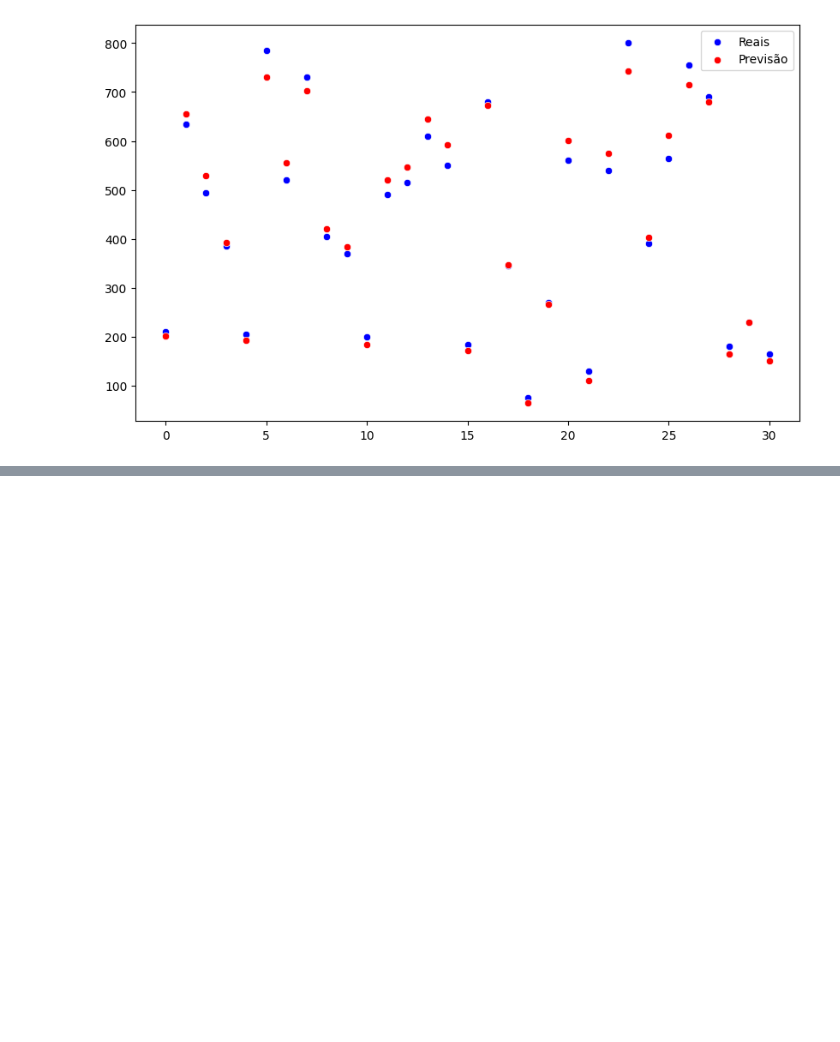
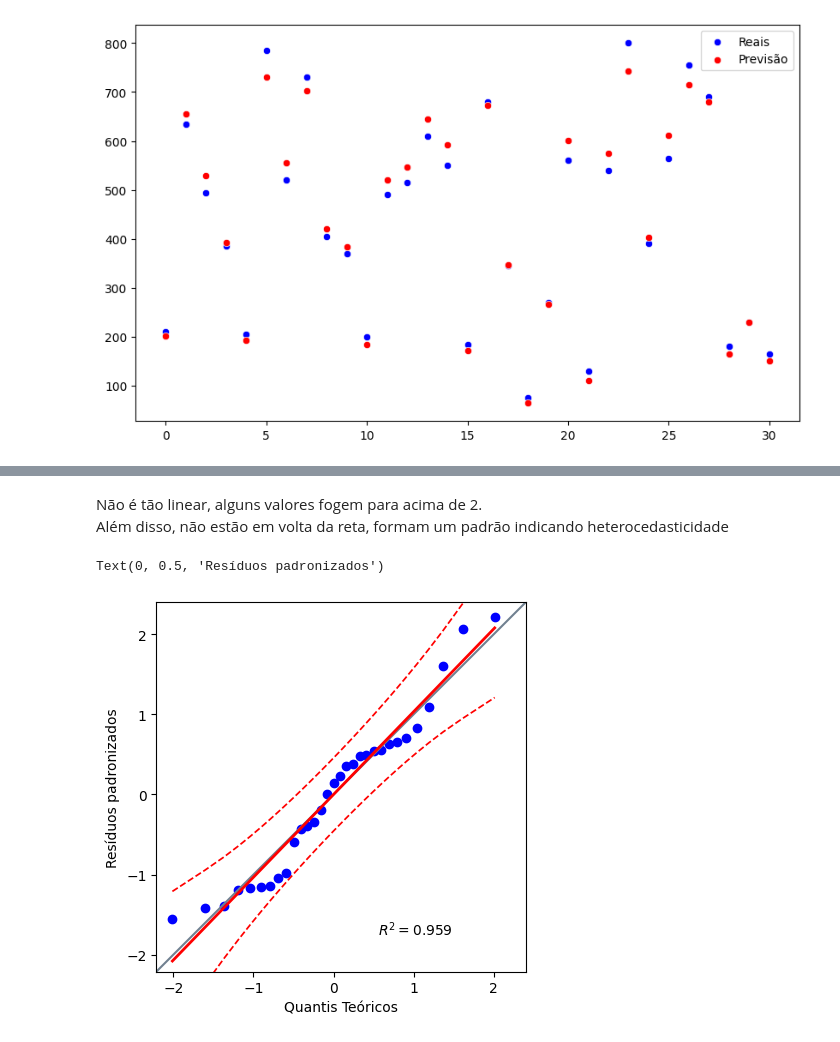
Before and after one commit to denniscosta13/inteligencia_artificial, a Jupyter notebook: linear_reg/modelo_pontuacao.ipynb, the cells around one changed output, grey strips where cells are left out. Saved outputs shown, nothing was run; the diff lists cells and outputs as text; code cells hidden in the pictures; blank space fills up the shorter version.

```diff
--- a/linear_reg/modelo_pontuacao.ipynb
+++ b/linear_reg/modelo_pontuacao.ipynb
@@ -191,0 +216,15 @@ plt.show()
+# %% [markdown]
+Não é tão linear, alguns valores fogem para acima de 2.
+<br>
+Além disso, não estão em volta da reta, formam um padrão indicando heterocedasticidade
+# %%
+# Checar se resíduos seguem uma distribuição normal
+# QQ (Quantile-Quantile) Plot, avalia se uma amostra segue uma distribuição normal
+import pingouin as pg
+
+pg.qqplot(residuos_std, dist='norm', confidence=0.95)
+plt.xlabel('Quantis Teóricos')
+plt.ylabel('Resíduos padronizados')
+# %% [output]
+Text(0, 0.5, 'Resíduos padronizados')
+[figure, added]
```
Also changed, not shown: parts of 4 cells of this notebook.
